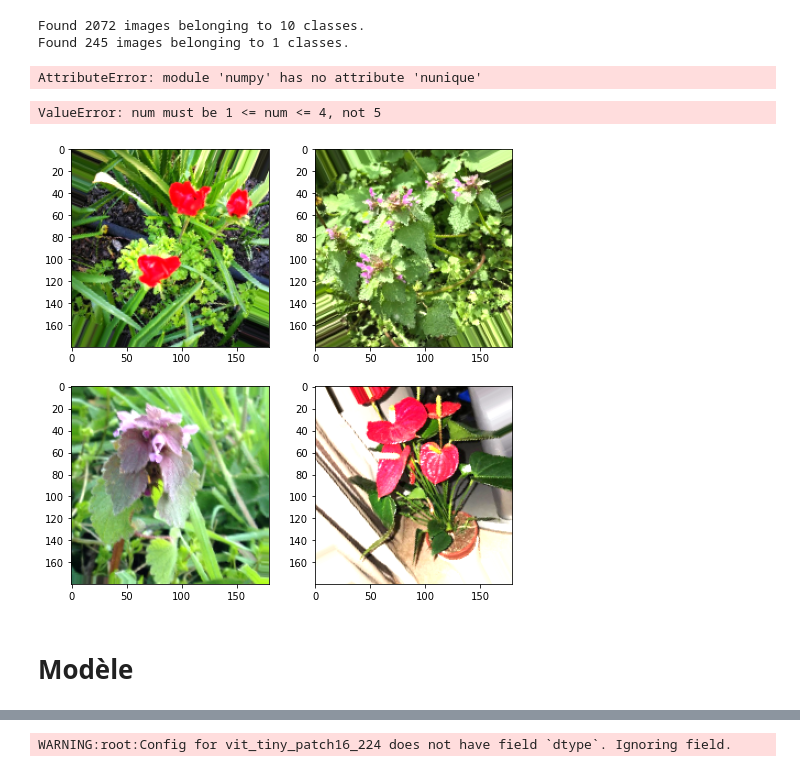
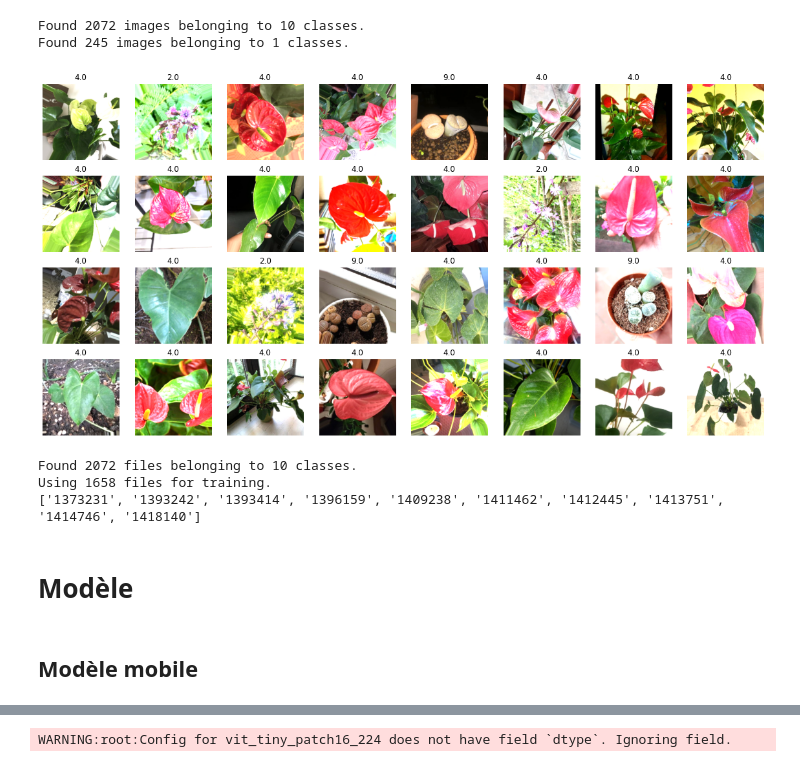
Before and after one commit to ssssaaaannnn/Challenge_miashs_2022, a Jupyter notebook: notebooks/model.ipynb, the cells around one changed output, grey strips where cells are left out. Drawn from its saved outputs; the diff is of its cells as text; code cells hidden in the pictures.

Commit message:
Modèle
Création d'autres modèles

```diff
--- a/notebooks/model.ipynb
+++ b/notebooks/model.ipynb
@@ -22,8 +21,8 @@ print(image_count_train, image_count_test)
 2072 245
 # %%
 batch_size = 32
-img_height = 180
-img_width = 180
+img_height = 224
+img_width = 224
 # %% [markdown]
 ## Data augmentation
 # %%
@@ -58,20 +57,33 @@ Found 2072 images belonging to 10 classes.
 Found 245 images belonging to 1 classes.
 # %%
 batch_x, batch_y = next(train_generator)
-# %%
-import numpy as np
-np.unique(batch_y)
-# %% [output]
-AttributeError: module 'numpy' has no attribute 'nunique'
 # %%
-fig, axes = plt.subplots(nrows=2, ncols=2, figsize=(8, 8))
+fig, axes = plt.subplots(nrows=4, ncols=8, figsize=(20, 10))
 
 for i in range(batch_x.shape[0]):
-    plt.subplot(2, 2, i+1)
-    result = batch_x[i].astype('uint8')
-    plt.imshow(result)
+    plt.subplot(4, 8, i+1)
+    image = batch_x[i].astype('uint8')
+    label = batch_y[i]
+    plt.imshow(image)
+    plt.title(label)
+    plt.axis('off')
 # %% [output]
-ValueError: num must be 1 <= num <= 4, not 5
-[figure, old version]
+[figure, new version]
+# %%
+train_ds = tf.keras.utils.image_dataset_from_directory(
+  data_dir_train,
+  validation_split=0.2,
+  subset="training",
+  seed=123,
+  image_size=(img_height, img_width),
+  batch_size=batch_size)
+
+class_names = train_ds.class_names
+print(class_names
+)
+# %% [output]
+Found 2072 files belonging to 10 classes.
+Using 1658 files for training.
+['1373231', '1393242', '1393414', '1396159', '1409238', '1411462', '1412445', '1413751', '1414746', '1418140']
 # %% [markdown]
 # Modèle
@@ -77,0 +131,2 @@ ValueError: num must be 1 <= num <= 4, not 5
+# %% [markdown]
+## Modèle mobile
```
Also changed, not shown: parts of 21 cells of this notebook, 1 other file.
